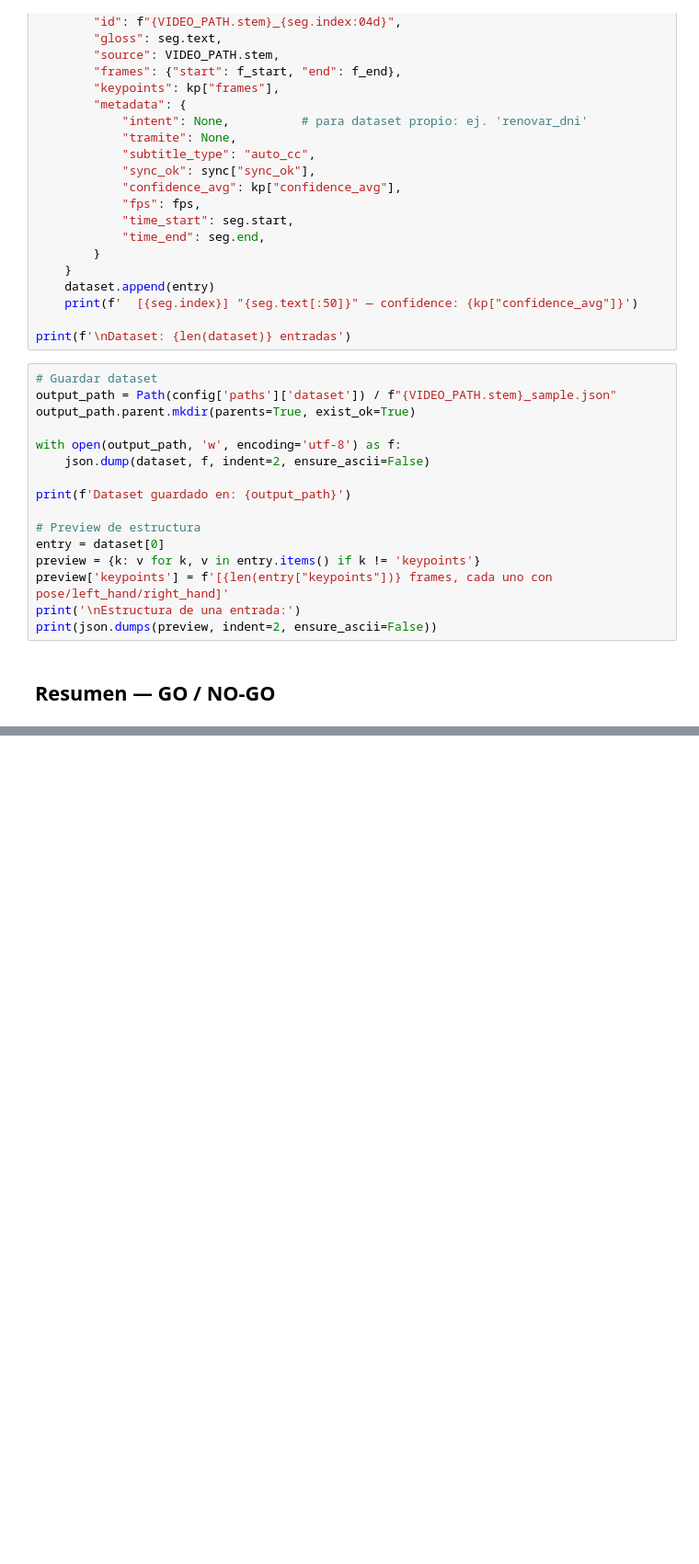
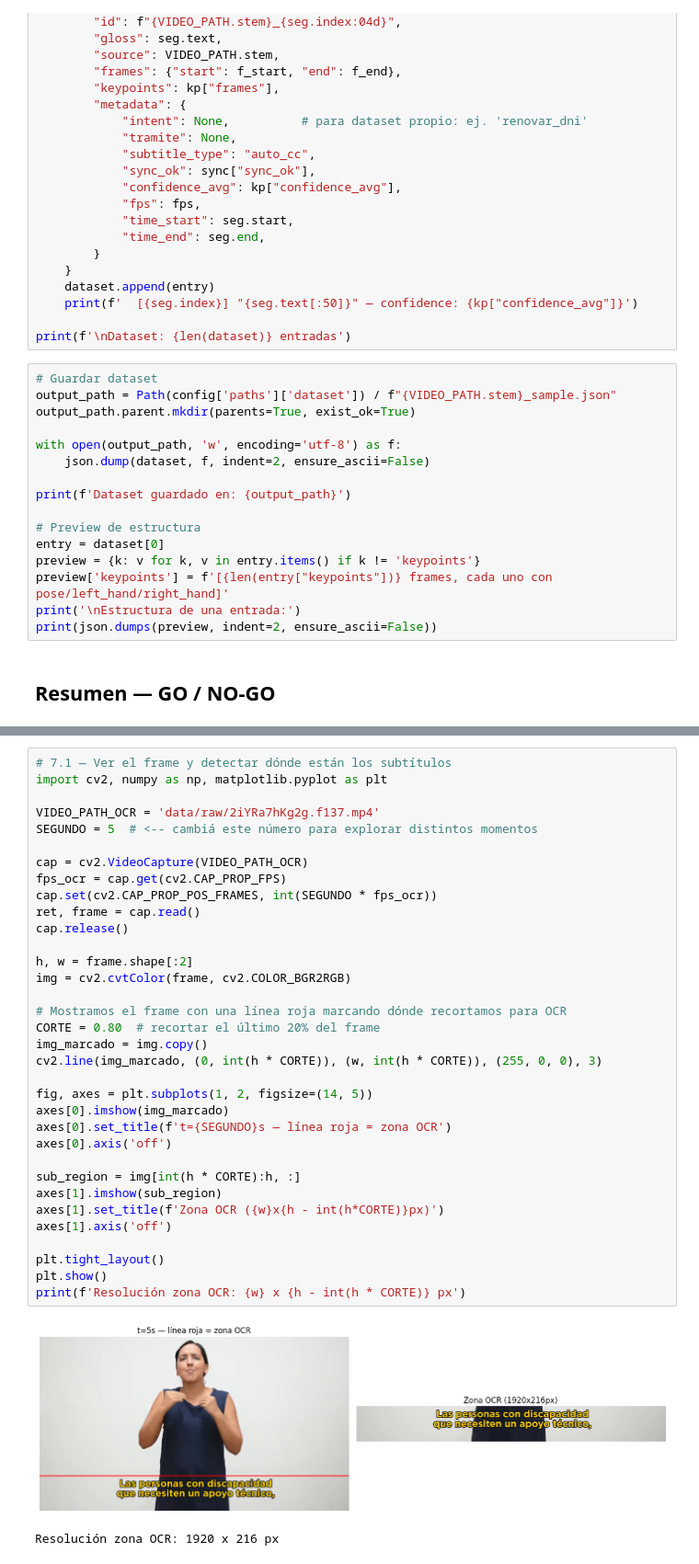
Before and after one commit to dipaolme/lsa-dataset-toolkit, a Jupyter notebook: notebooks/explore_dataset.ipynb, the cells around one changed output, grey strips where cells are left out. Shown at 92% size. Saved outputs shown, nothing was run; the diff lists cells and outputs as text; blank space fills up the shorter version.

```diff
--- a/notebooks/explore_dataset.ipynb
+++ b/notebooks/explore_dataset.ipynb
@@ -249,0 +533,37 @@ print('=' * 50)
+# %%
+# 7.1 — Ver el frame y detectar dónde están los subtítulos
+import cv2, numpy as np, matplotlib.pyplot as plt
+
+VIDEO_PATH_OCR = 'data/raw/2iYRa7hKg2g.f137.mp4'
+SEGUNDO = 5  # <-- cambiá este número para explorar distintos momentos
+
+cap = cv2.VideoCapture(VIDEO_PATH_OCR)
+fps_ocr = cap.get(cv2.CAP_PROP_FPS)
+cap.set(cv2.CAP_PROP_POS_FRAMES, int(SEGUNDO * fps_ocr))
+ret, frame = cap.read()
+cap.release()
+
+h, w = frame.shape[:2]
+img = cv2.cvtColor(frame, cv2.COLOR_BGR2RGB)
+
+# Mostramos el frame con una línea roja marcando dónde recortamos para OCR
+CORTE = 0.80  # recortar el último 20% del frame
+img_marcado = img.copy()
+cv2.line(img_marcado, (0, int(h * CORTE)), (w, int(h * CORTE)), (255, 0, 0), 3)
+
+fig, axes = plt.subplots(1, 2, figsize=(14, 5))
+axes[0].imshow(img_marcado)
+axes[0].set_title(f't={SEGUNDO}s — línea roja = zona OCR')
+axes[0].axis('off')
+
+sub_region = img[int(h * CORTE):h, :]
+axes[1].imshow(sub_region)
+axes[1].set_title(f'Zona OCR ({w}x{h - int(h*CORTE)}px)')
+axes[1].axis('off')
+
+plt.tight_layout()
+plt.show()
+print(f'Resolución zona OCR: {w} x {h - int(h * CORTE)} px')
+# %% [output]
+[figure, added]
+Resolución zona OCR: 1920 x 216 px
```
Also changed, not shown: parts of 12 cells of this notebook, 19 other files.
